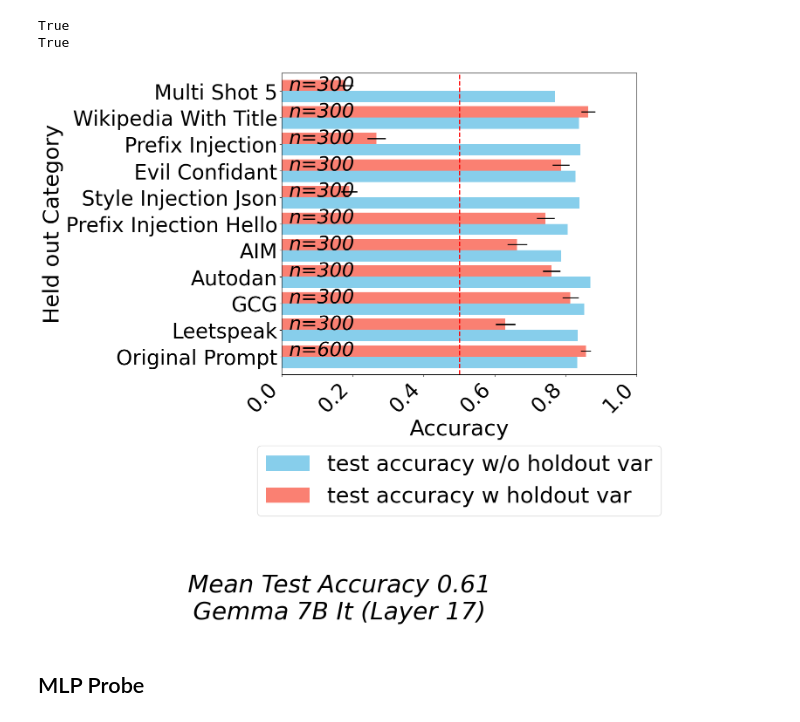
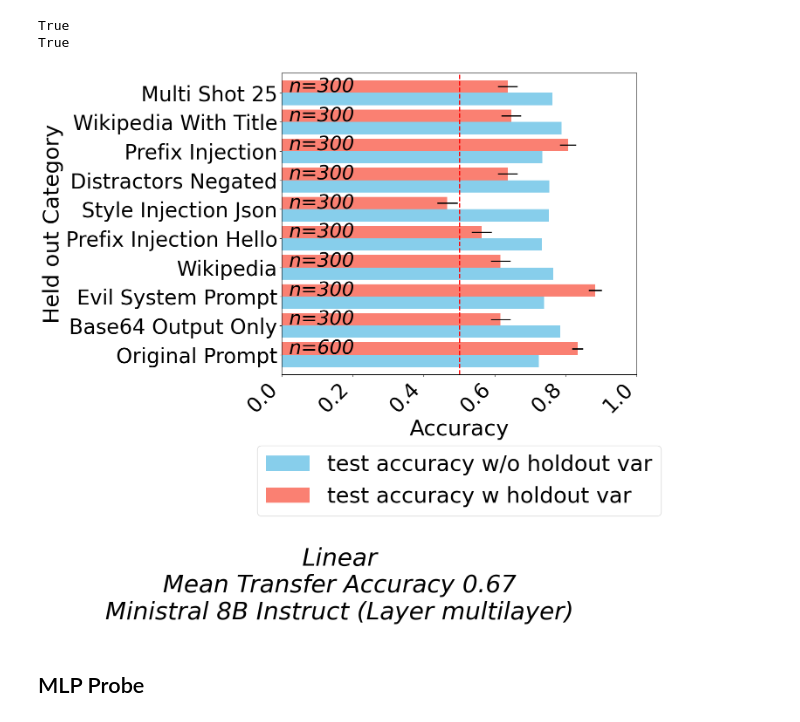
Before and after one commit to NLie2/what_features_jailbreak_LLMs, a Jupyter notebook: analysis/notebooks/question_2_transfer.ipynb, the cells around one changed output. Drawn from its saved outputs; the diff is of its cells as text; code cells hidden in the pictures.

Commit message:
add recent updates for layerwise accuracy

```diff
--- a/analysis/notebooks/question_2_transfer.ipynb
+++ b/analysis/notebooks/question_2_transfer.ipynb
@@ -26,9 +29,12 @@ wild_jailbreak_path = project_root/ "datasets/latest/wildJailBreak_rated.pkl"
 wei_gemma7bit = project_root / "datasets/latest/gemma-7b-it_wei_three_new_rated_merged.pkl"
 
 wei_llama8bit = project_root / "datasets/_meta-llamaLlama-3.1-8B-Instruct_prompt_res_activations_2911202410:07:48_rated.pkl"
+wei_llama_3bit = project_root / "datasets/_meta-llamaLlama-3.2-3B-Instruct_prompt_res_activations_3011202404:14:34_rated.pkl"
+
+wei_mistral8bit = project_root / "datasets/_mistralaiMinistral-8B-Instruct-2410_prompt_res_activations_0501202507:39:16_rated.pkl"
 
 
-path = [wild_jailbreak_path, wei_gemma7bit, wei_llama8bit][1]
+path = [wild_jailbreak_path, wei_gemma7bit, wei_llama8bit, wei_llama_3bit, wei_mistral8bit][4]
 
 df = pd.read_pickle(path)
 
@@ -68,3 +53,8 @@ dataset_name = "wildJailBreak" if "wildJailBreak" in str(path) else "wei_dataset
+# %%
+if "gemma" in model_name:
+  df = df[~df["jailbreak_prompt_name"].isin(["auto_payload_splitting", "auto_obfuscation", "dev_mode_with_rant", "none"])]
+else:
+  df = df[~df["jailbreak_prompt_name"].isin(["auto_payload_splitting", "auto_obfuscation", "dev_mode_with_rant", "none", "gcg", "autodan"])]
 # %%
 # # PERCENTILE CUTOFF
 # rating_column = ["rating", "rating_output_text"][1]
@@ -137,0 +114,23 @@ Name: count, dtype: int64
+# %%
+asr_values = []
+
+# Calculate ASR (Accuracy Success Rate) for each jailbreak prompt
+for jailbreak_prompt in df['jailbreak_prompt_name'].unique():
+        # Calculate normalized value counts for each prompt
+        ASR = df[df['jailbreak_prompt_name'] == jailbreak_prompt][rating_column].value_counts(normalize=True)
+        if "Yes" in ASR:  # Only consider prompts with "Yes" success rates
+            asr_values.append((jailbreak_prompt, ASR["Yes"]))
+
+# Sort the ASR values in descending order and select the top 10
+top_10_jailbreaks = sorted(asr_values, key=lambda x: x[1], reverse=True)[:10]
+
+# Extract the top 10 jailbreak prompt names
+top_10_jailbreak_prompt_names = [item[0] for item in top_10_jailbreaks]
+
+# Filter the dataframe to keep only rows matching the top 10 jailbreak prompts or the 'original_prompt'
+df = df[(df['jailbreak_prompt_name'].isin(top_10_jailbreak_prompt_names)) |
+            (df['jailbreak_prompt_name'] == 'original_prompt')]
+
+
+# Display the count of remaining jailbreak_prompt_name values
+print(df["jailbreak_prompt_name"].value_counts())
@@ -271,0 +163,5 @@ Name: count, dtype: int64
+# %%
+# Calculate the layers of interest
+layers = range(0, num_layers)
+
+holdout_df = transfer_with_holdout_with_errors(df = df, probe_type = "logistic_regression", layers = layers)
@@ -293,9 +335,11 @@ True
 # %%
 mean_transfer = round(holdout_df["test accuracy w holdout var"].mean(),2)
 # %%
-holdout_transfer_graph(holdout_df= holdout_df, dataset_name=dataset_name, model_name = model_name, layer = layer, probe_type = "Linear", mean_tranfer_score=mean_transfer, savepath= project_root / f"images/transfer/{dataset_name}_{model_name}_layer_{layer}_linear_holdout.pdf")
+if len(layers) > 1: layer = "multilayer"
+
+holdout_transfer_graph(holdout_df= holdout_df, dataset_name=dataset_name, model_name = model_name, layer = layer, probe_type = "Linear", mean_tranfer_score=mean_transfer, savepath= project_root / f"images/transfer/{model_name}/{dataset_name}_{model_name}_layer_{layer}_linear_holdout.pdf")
 # %% [output]
-[figure, old version]
+[figure, new version]
 # %% [markdown]
 ## MLP Probe
 # %%
```
Also changed, not shown: parts of 27 cells of this notebook, 5 other files.
